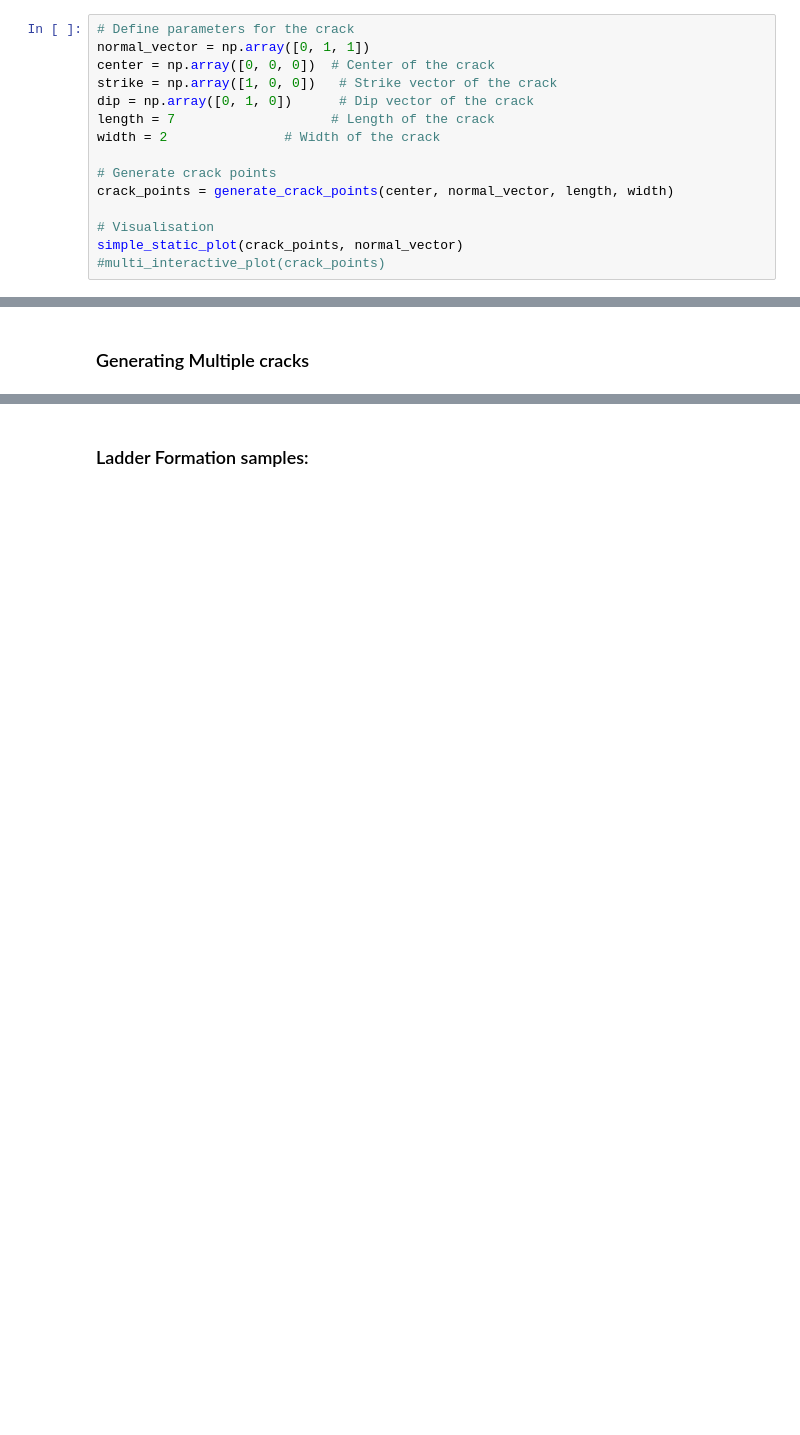
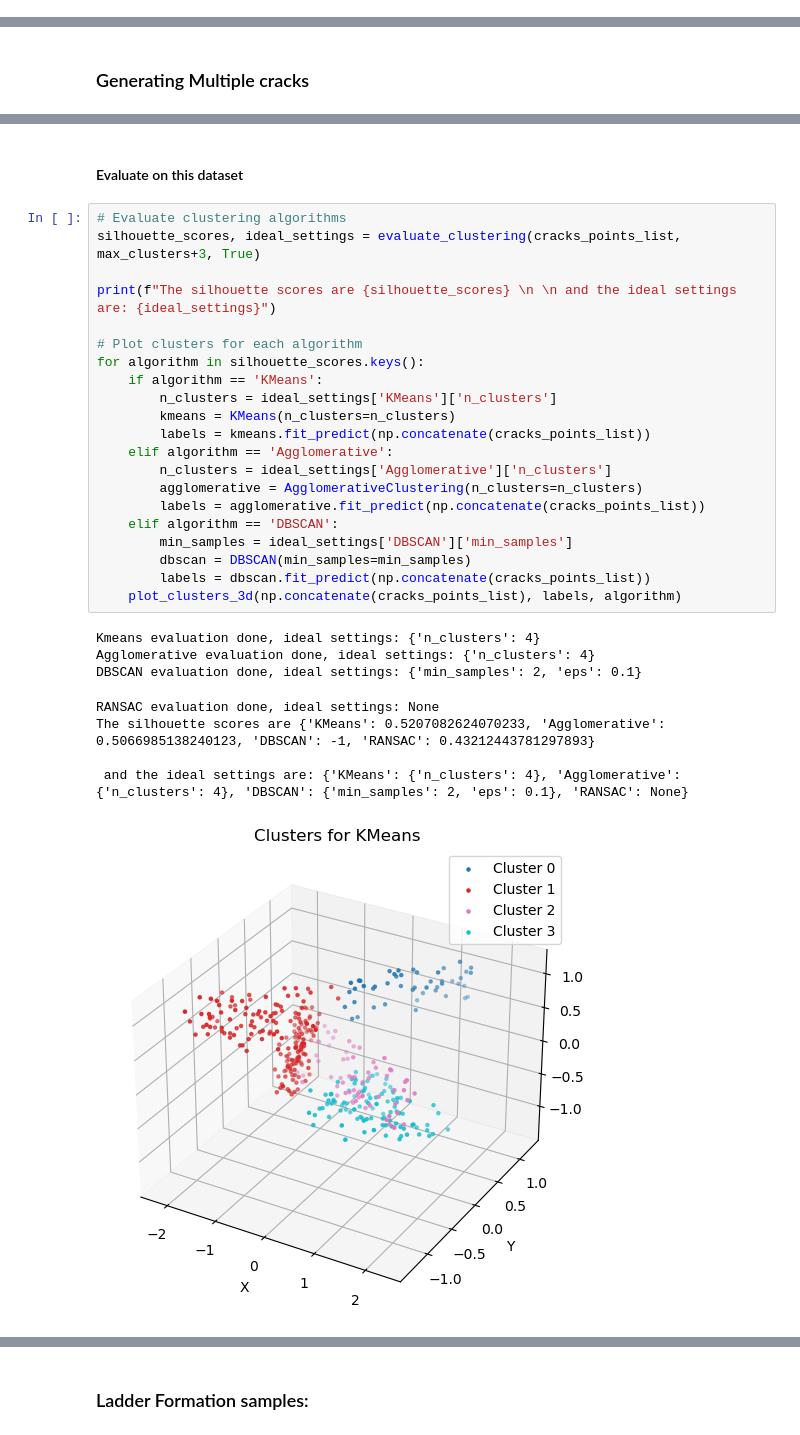
Before and after one commit to samhouliston/DSL_Quake_Fault_Reconstruction, a Jupyter notebook: synthetics/synthetic_data.ipynb, the cells around one changed output, grey strips where cells are left out. Saved outputs shown, nothing was run; the diff lists cells and outputs as text; blank space fills up the shorter version.

```diff
--- a/synthetics/synthetic_data.ipynb
+++ b/synthetics/synthetic_data.ipynb
@@ -403,15 +440,0 @@ def multi_interactive_plot(crack_points_list, x_range=[-10, 10], y_range=[-10, 1
-# %%
-# Define parameters for the crack
-normal_vector = np.array([0, 1, 1])
-center = np.array([0, 0, 0])  # Center of the crack
-strike = np.array([1, 0, 0])   # Strike vector of the crack
-dip = np.array([0, 1, 0])      # Dip vector of the crack
-length = 7                    # Length of the crack
-width = 2               # Width of the crack
-
-# Generate crack points
-crack_points = generate_crack_points(center, normal_vector, length, width)
-
-# Visualisation
-simple_static_plot(crack_points, normal_vector)
-#multi_interactive_plot(crack_points)
@@ -471,0 +613,32 @@ multi_interactive_plot(cracks_points_list, [-5,5], [-5,5], [-5,5])
+# %% [markdown]
+#### Evaluate on this dataset
+# %%
+# Evaluate clustering algorithms
+silhouette_scores, ideal_settings = evaluate_clustering(cracks_points_list, max_clusters+3, True)
+
+print(f"The silhouette scores are {silhouette_scores} \n \n and the ideal settings are: {ideal_settings}")
+
+# Plot clusters for each algorithm
+for algorithm in silhouette_scores.keys():
+    if algorithm == 'KMeans':
+        n_clusters = ideal_settings['KMeans']['n_clusters']
+        kmeans = KMeans(n_clusters=n_clusters)
+        labels = kmeans.fit_predict(np.concatenate(cracks_points_list))
+    elif algorithm == 'Agglomerative':
+        n_clusters = ideal_settings['Agglomerative']['n_clusters']
+        agglomerative = AgglomerativeClustering(n_clusters=n_clusters)
+        labels = agglomerative.fit_predict(np.concatenate(cracks_points_list))
+    elif algorithm == 'DBSCAN':
+        min_samples = ideal_settings['DBSCAN']['min_samples']
+        dbscan = DBSCAN(min_samples=min_samples)
+        labels = dbscan.fit_predict(np.concatenate(cracks_points_list))
+    plot_clusters_3d(np.concatenate(cracks_points_list), labels, algorithm)
+# %% [output]
+Kmeans evaluation done, ideal settings: {'n_clusters': 4}
+Agglomerative evaluation done, ideal settings: {'n_clusters': 4}
+DBSCAN evaluation done, ideal settings: {'min_samples': 2, 'eps': 0.1}
+RANSAC evaluation done, ideal settings: None
+The silhouette scores are {'KMeans': 0.5207082624070233, 'Agglomerative': 0.5066985138240123, 'DBSCAN': -1, 'RANSAC': 0.43212443781297893}
+
+ and the ideal settings are: {'KMeans': {'n_clusters': 4}, 'Agglomerative': {'n_clusters': 4}, 'DBSCAN': {'min_samples': 2, 'eps': 0.1}, 'RANSAC': None}
+[figure, added]
```
Also changed, not shown: parts of 14 cells of this notebook.
